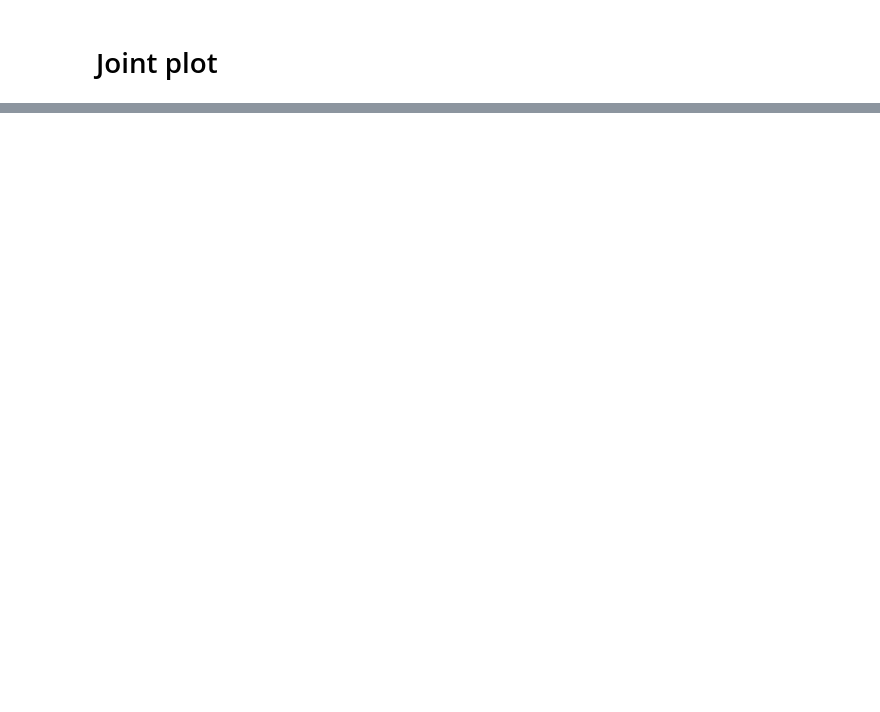
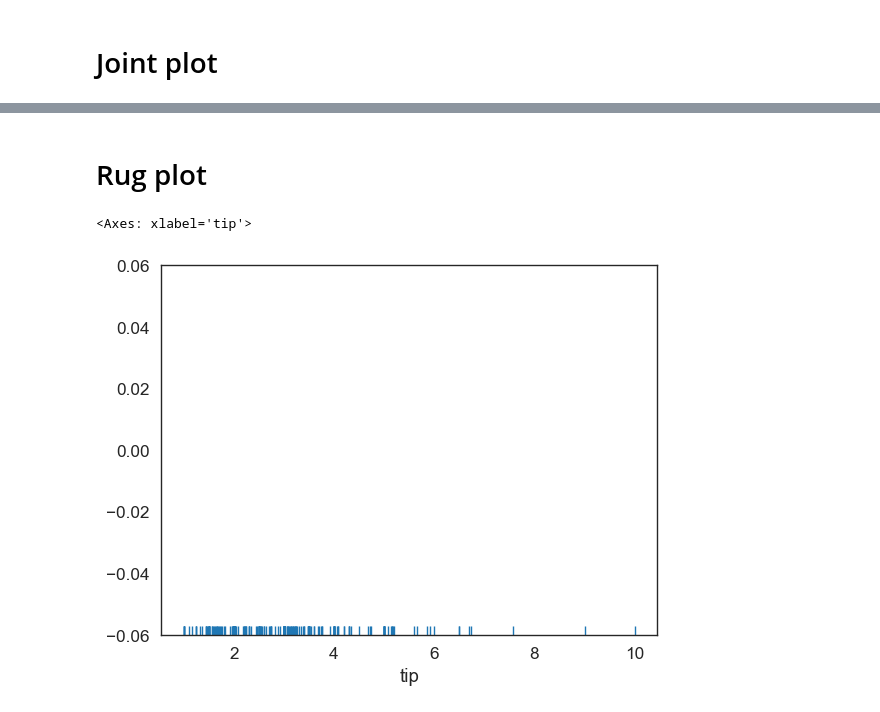
Before and after one commit to ZygimantasB/pandas_training, a Jupyter notebook: Youtube_videos_training/seaborn_library/seaborn.ipynb, the cells around one changed output, grey strips where cells are left out. Cells and saved outputs as stored; diff of their text form; code cells hidden in the pictures; blank space fills up the shorter version.

```diff
--- a/Youtube_videos_training/seaborn_library/seaborn.ipynb
+++ b/Youtube_videos_training/seaborn_library/seaborn.ipynb
@@ -58,0 +78,7 @@ sns.jointplot(x='speeding', y='alcohol', data=crash_df, kind='reg')
+# %% [markdown]
+# Rug plot
+# %%
+sns.rugplot(tips_df['tip'])
+# %% [output]
+<Axes: xlabel='tip'>
+[figure, added]
```
Also changed, not shown: parts of 33 cells of this notebook.
